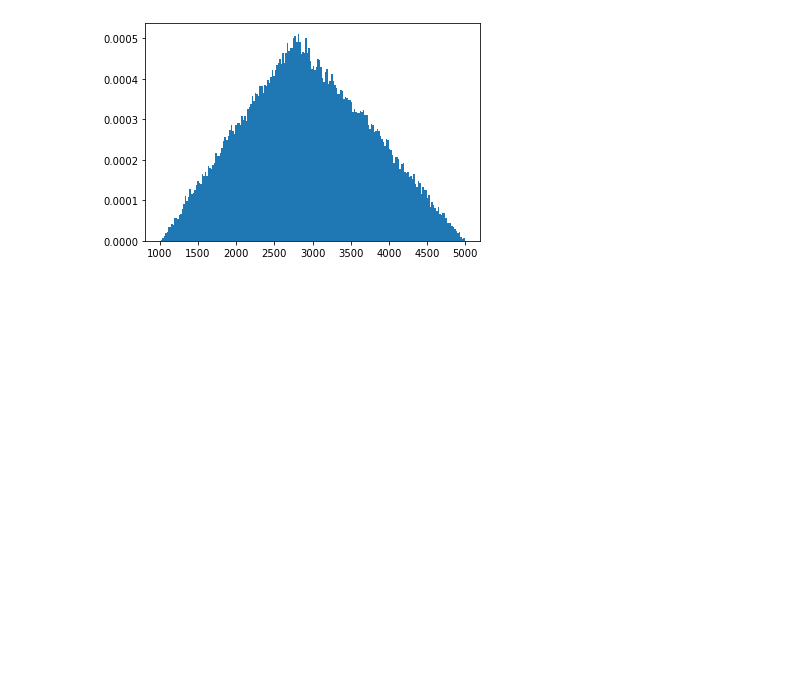
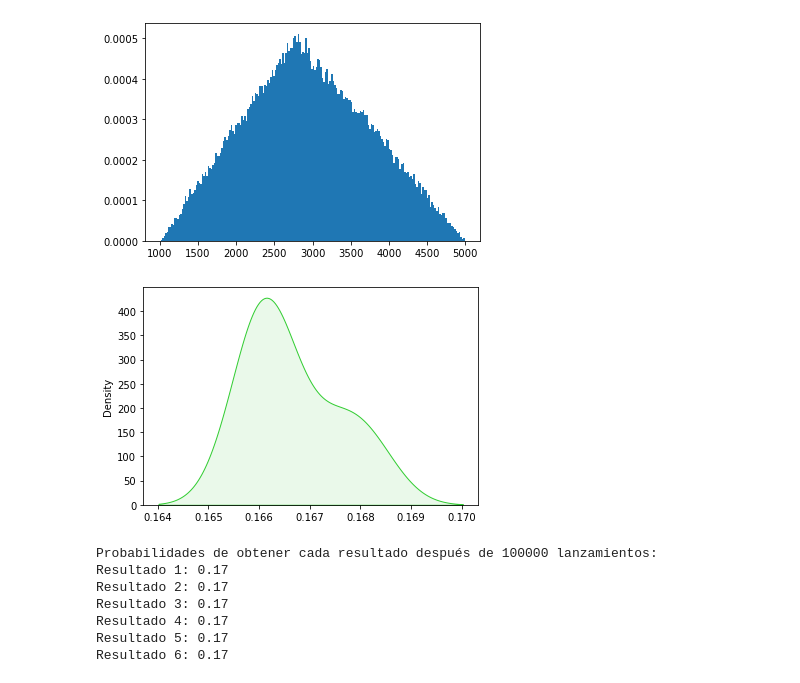
Before and after one commit to sanruwil/ml_docs, a Jupyter notebook: examples/modelregression/MonteCarlo.ipynb, the cells around one changed output. Cells and saved outputs as stored; diff of their text form; code cells hidden in the pictures; blank space fills up the shorter version.

Commit message:
2. Actulizacion modelo de montecarlo para la simulacion del lanzamiento de dado

```diff
--- a/examples/modelregression/MonteCarlo.ipynb
+++ b/examples/modelregression/MonteCarlo.ipynb
@@ -186,3 +183,42 @@ h = plt.hist(np.random.triangular(1000, 2800, 5000, 100000), bins=200,
 plt.show()
 # %% [output]
 [figure]
+# %%
+
+import random
+
+def lanzar_dado():
+  """Función para simular el lanzamiento de un dado de 6 caras."""
+  return random.randint(1, 6)
+
+def simular_lanzamientos(n):
+  """Función para simular 'n' lanzamientos de un dado y calcular la probabilidad de cada resultado."""
+  resultados = {1: 0, 2: 0, 3: 0, 4: 0, 5: 0, 6: 0}
+  for _ in range(n):
+    resultado = lanzar_dado()
+    resultados[resultado] += 1
+
+  #print("Resultados lanzaminetos",resultados)
+  probabilidades = {resultado: valor / n for resultado, valor in resultados.items()}
+  return probabilidades
+
+n_lanzamientos = 100000  # Número de lanzamientos a simular
+probabilidades = simular_lanzamientos(n_lanzamientos)
+
+ax = sns.kdeplot(x = probabilidades,bw_adjust=0.99, fill = True, color = "limegreen", alpha = 0.1)
+plt.show()
+
+
+
+print(f"Probabilidades de obtener cada resultado después de {n_lanzamientos} lanzamientos:")
+for resultado, probabilidad in probabilidades.items():
+  print(f"Resultado {resultado}: {probabilidad:.2f}")
+# %% [output]
+[figure, added]
+Probabilidades de obtener cada resultado después de 100000 lanzamientos:
+Resultado 1: 0.17
+Resultado 2: 0.17
+Resultado 3: 0.17
+Resultado 4: 0.17
+Resultado 5: 0.17
+Resultado 6: 0.17
```
Also changed, not shown: parts of 5 cells of this notebook.
